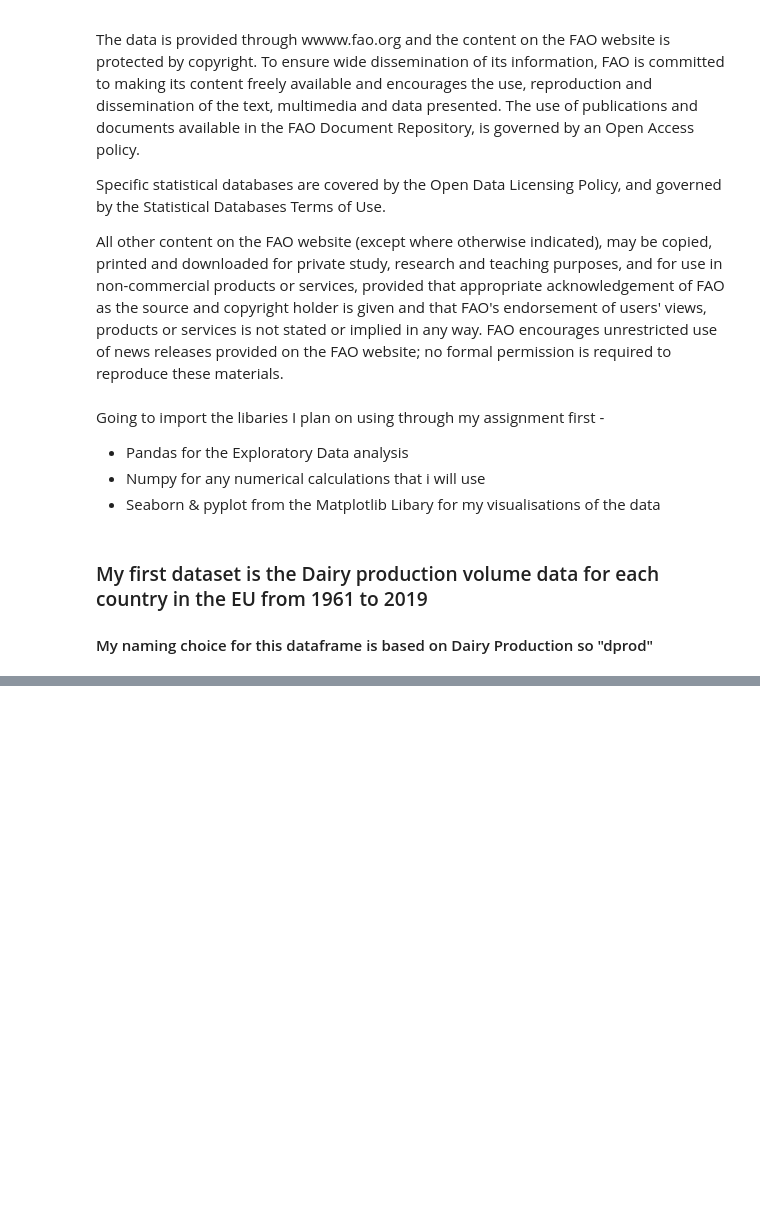
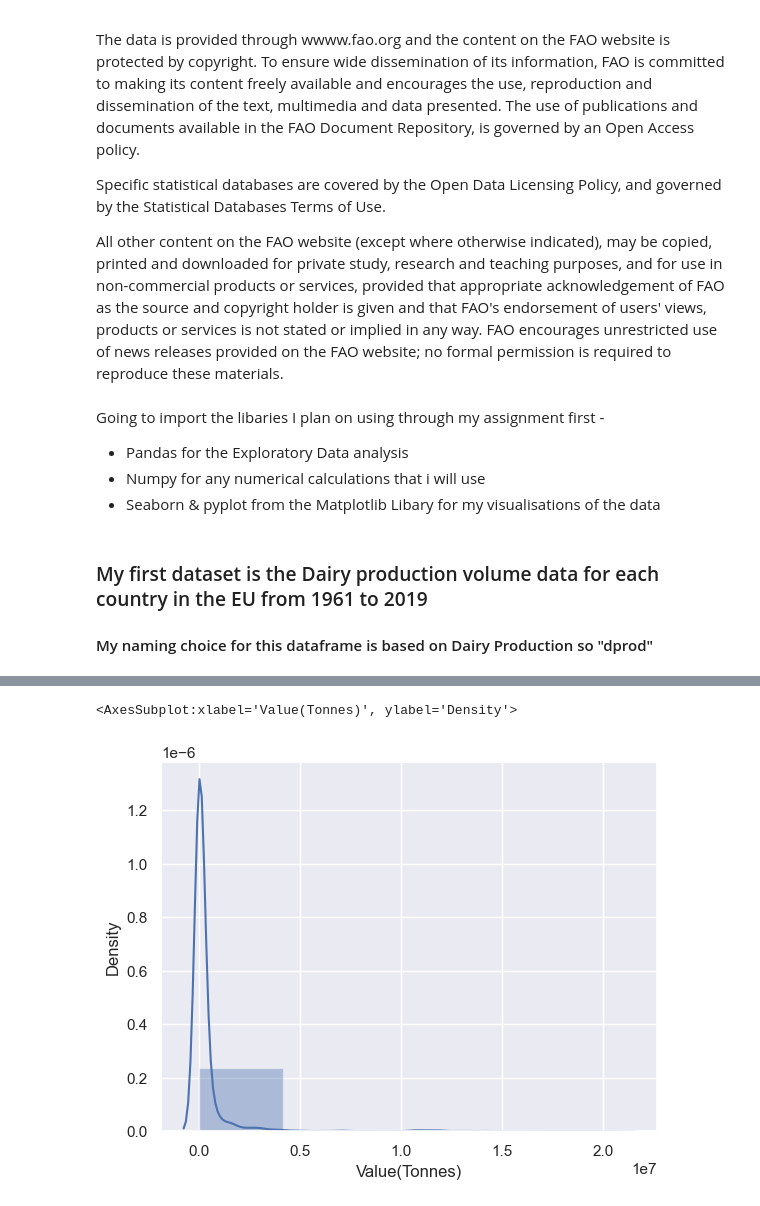
Before and after one commit to sba22232/CA2sba22232, a Jupyter notebook: CA2_Agri_sba22232.ipynb, the cells around one changed output, grey strips where cells are left out. Saved outputs shown, nothing was run; the diff lists cells and outputs as text; code cells hidden in the pictures; blank space fills up the shorter version.

```diff
--- a/CA2_Agri_sba22232.ipynb
+++ b/CA2_Agri_sba22232.ipynb
@@ -30,0 +504,5 @@ diev = pd.read_csv('FAOSTAT_data_en_12-17-2022-1.csv')
+# %%
+sns.distplot(dprod['Value(Tonnes)'], bins=5)
+# %% [output]
+<AxesSubplot:xlabel='Value(Tonnes)', ylabel='Density'>
+[figure, added]
```
Also changed, not shown: parts of 68 cells of this notebook.
